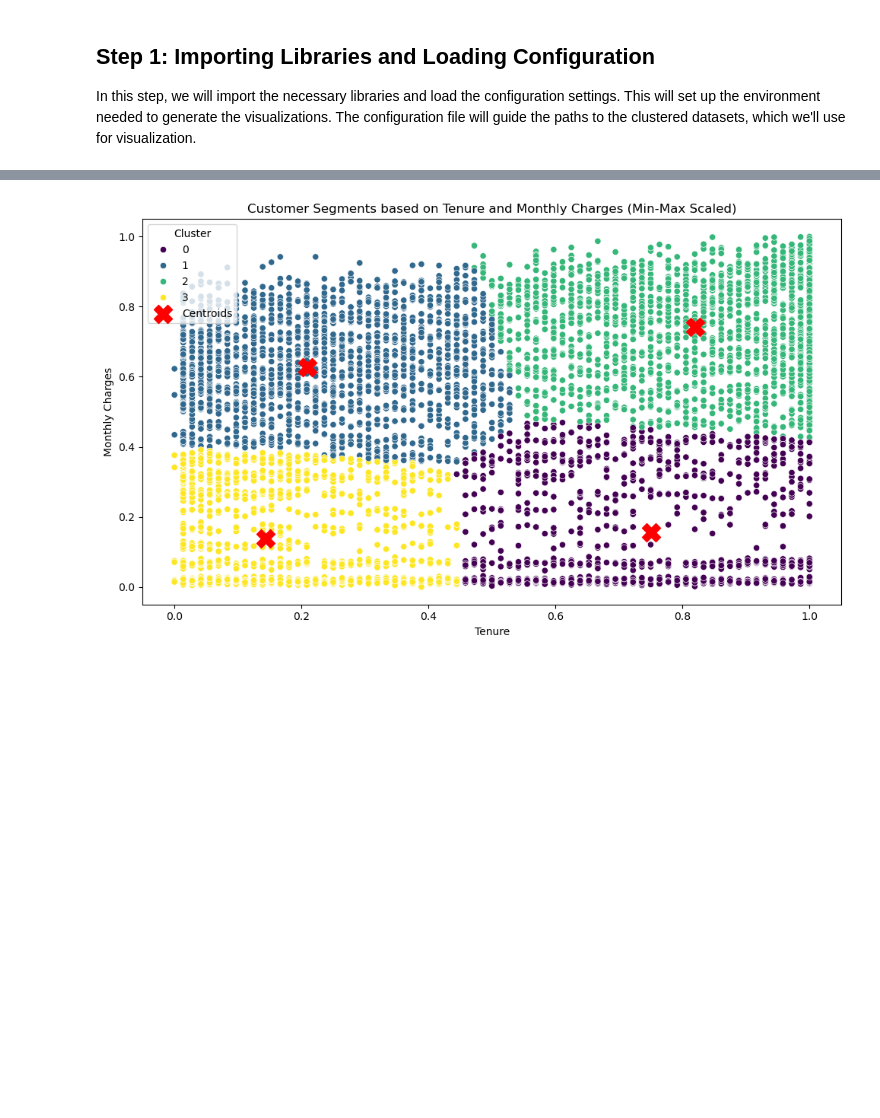
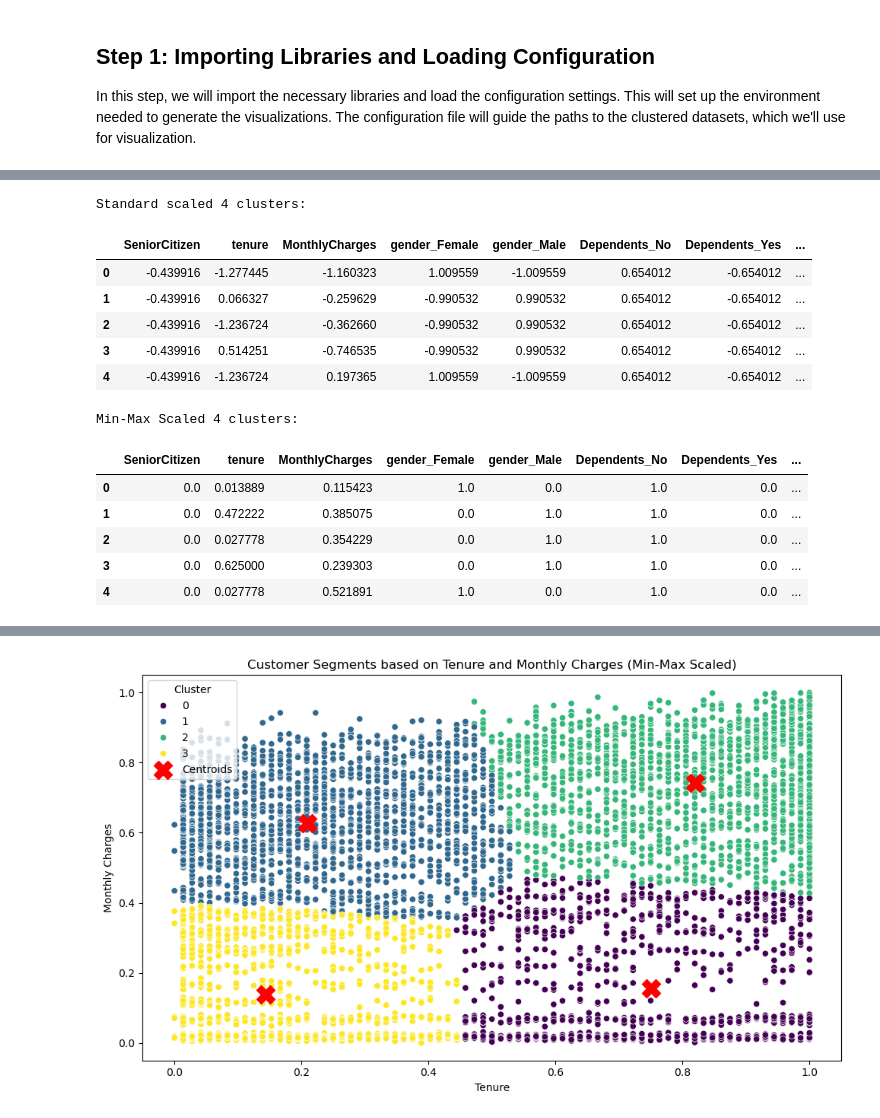
Before and after one commit to Maniramluitel2056/Customer-Churn-Analysis, a Jupyter notebook: notebooks/clustering/visualisations.ipynb, the cells around one changed output, grey strips where cells are left out. Saved outputs shown, nothing was run; the diff lists cells and outputs as text; code cells hidden in the pictures; blank space fills up the shorter version.

```diff
--- a/notebooks/clustering/visualisations.ipynb
+++ b/notebooks/clustering/visualisations.ipynb
@@ -55,0 +72,32 @@ These visualizations will provide insights into the characteristics and distribu
+# %%
+# Function to apply K-means clustering
+def apply_kmeans(df, n_clusters=4):
+    kmeans = KMeans(n_clusters=n_clusters, random_state=42)
+    df['Cluster'] = kmeans.fit_predict(df[['tenure', 'MonthlyCharges']])
+    return df
+
+# Apply K-means clustering
+df_min_max_scaled_4_clusters = apply_kmeans(df_min_max_scaled)
+df_standard_scaled_4_clusters = apply_kmeans(df_standard_scaled)
+
+# Example of printing the first few rows to verify
+print("Standard scaled 4 clusters:")
+display(df_standard_scaled_4_clusters.head())
+
+print("Min-Max Scaled 4 clusters:")
+display(df_min_max_scaled_4_clusters.head())
+# %% [output]
+Standard scaled 4 clusters:
+|  | SeniorCitizen | tenure | MonthlyCharges | gender_Female | gender_Male | Dependents_No | Dependents_Yes | ... |
+| 0 | -0.439916 | -1.277445 | -1.160323 | 1.009559 | -1.009559 | 0.654012 | -0.654012 | ... |
+| 1 | -0.439916 | 0.066327 | -0.259629 | -0.990532 | 0.990532 | 0.654012 | -0.654012 | ... |
+| 2 | -0.439916 | -1.236724 | -0.362660 | -0.990532 | 0.990532 | 0.654012 | -0.654012 | ... |
+| 3 | -0.439916 | 0.514251 | -0.746535 | -0.990532 | 0.990532 | 0.654012 | -0.654012 | ... |
+| 4 | -0.439916 | -1.236724 | 0.197365 | 1.009559 | -1.009559 | 0.654012 | -0.654012 | ... |
+Min-Max Scaled 4 clusters:
+|  | SeniorCitizen | tenure | MonthlyCharges | gender_Female | gender_Male | Dependents_No | Dependents_Yes | ... |
+| 0 | 0.0 | 0.013889 | 0.115423 | 1.0 | 0.0 | 1.0 | 0.0 | ... |
+| 1 | 0.0 | 0.472222 | 0.385075 | 0.0 | 1.0 | 1.0 | 0.0 | ... |
+| 2 | 0.0 | 0.027778 | 0.354229 | 0.0 | 1.0 | 1.0 | 0.0 | ... |
+| 3 | 0.0 | 0.625000 | 0.239303 | 0.0 | 1.0 | 1.0 | 0.0 | ... |
+| 4 | 0.0 | 0.027778 | 0.521891 | 1.0 | 0.0 | 1.0 | 0.0 | ... |
```
Also changed, not shown: parts of 10 cells of this notebook.
